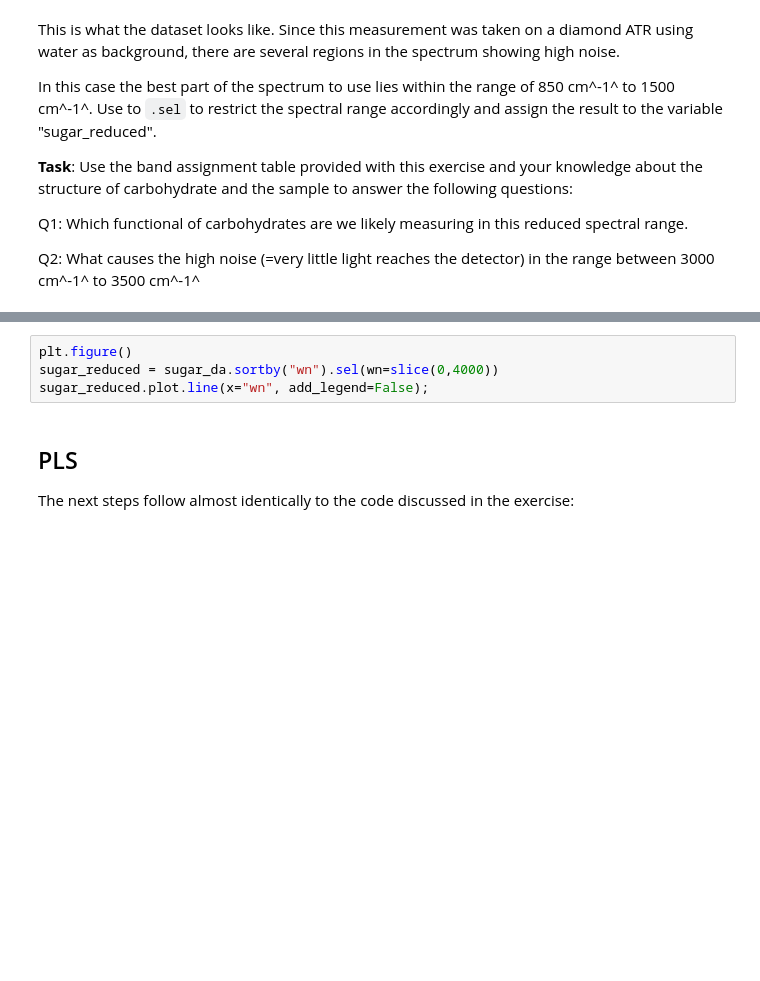
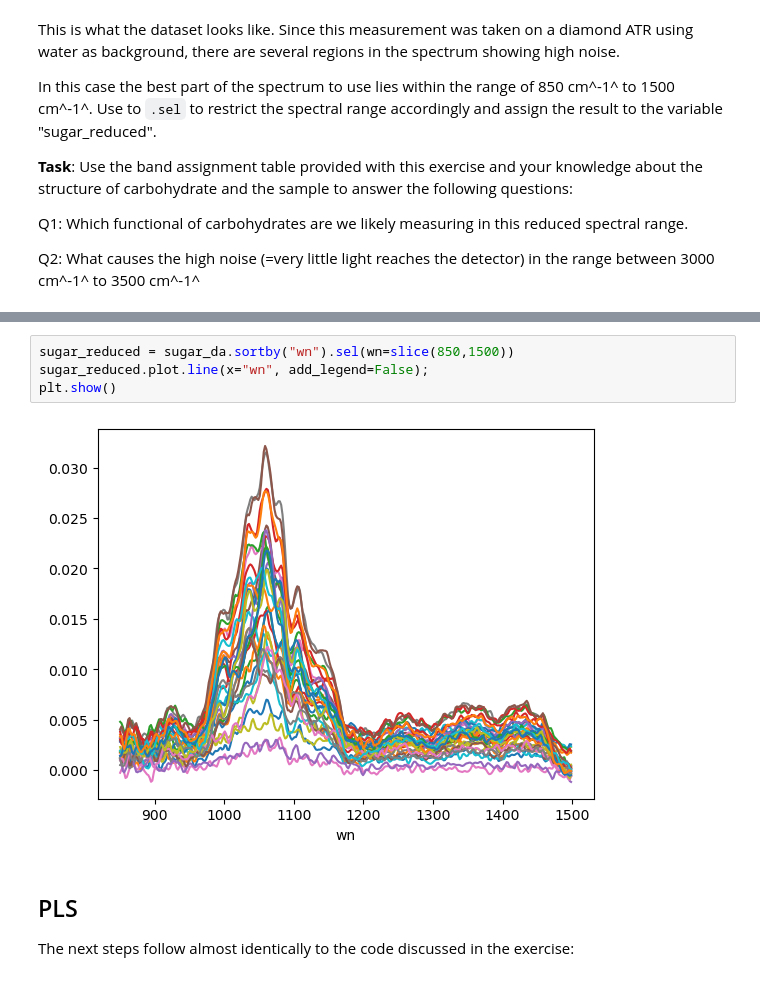
Before and after one commit to tonyzamyatin/mdgamls, a Jupyter notebook: UE1/FT-IR/fitting.ipynb, the cells around one changed output, grey strips where cells are left out. Drawn from its saved outputs; the diff is of its cells as text; blank space fills up the shorter version.

```diff
--- a/UE1/FT-IR/fitting.ipynb
+++ b/UE1/FT-IR/fitting.ipynb
@@ -99,7 +109,9 @@ Q2: What causes the high noise (=very little light reaches the detector) in the
 # %%
-plt.figure()
-sugar_reduced = sugar_da.sortby("wn").sel(wn=slice(0,4000))
+sugar_reduced = sugar_da.sortby("wn").sel(wn=slice(850,1500))
 sugar_reduced.plot.line(x="wn", add_legend=False);
+plt.show()
+# %% [output]
+[figure, added]
 # %% [markdown]
 ## PLS
 
```
Also changed, not shown: parts of 1 cell of this notebook.
